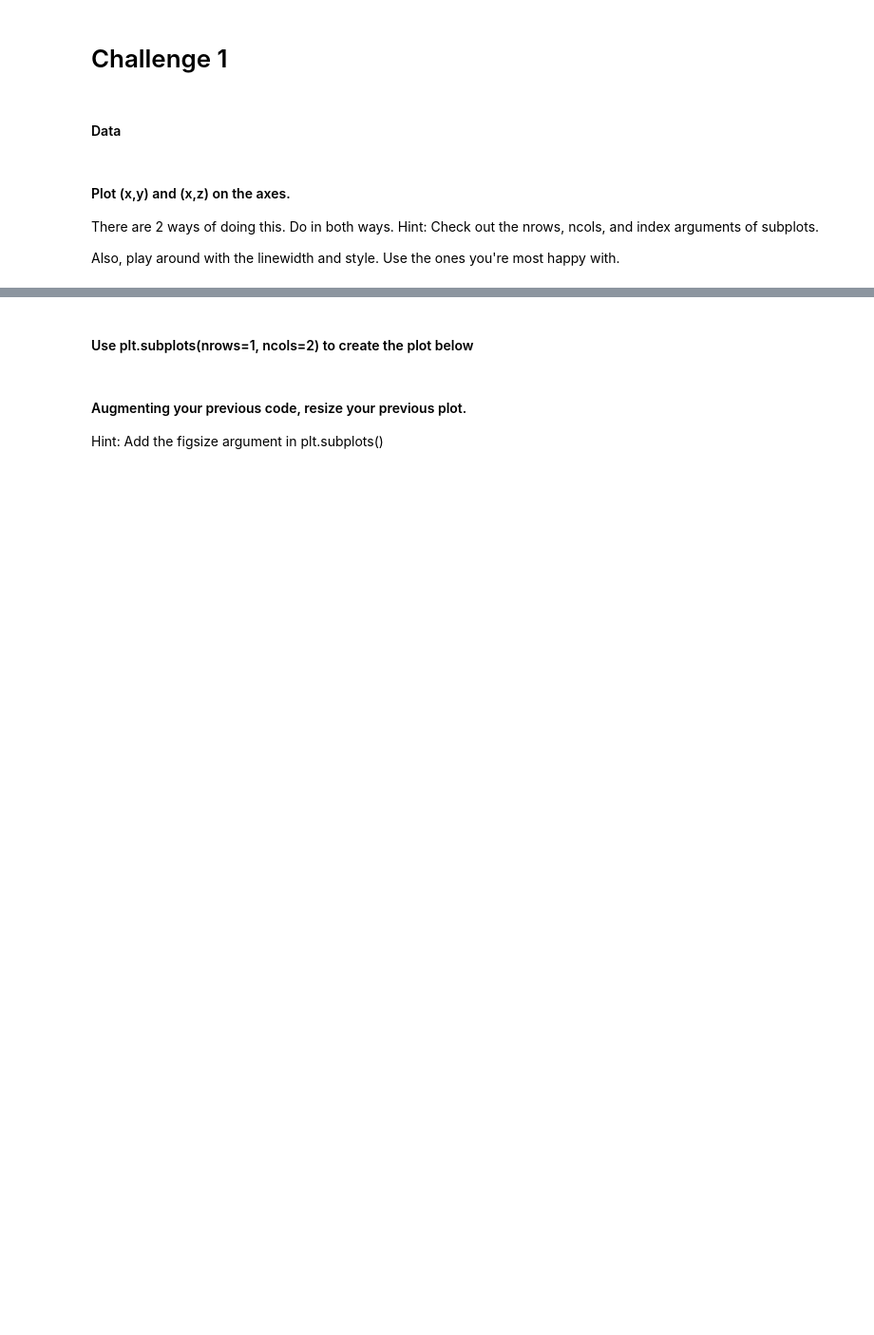
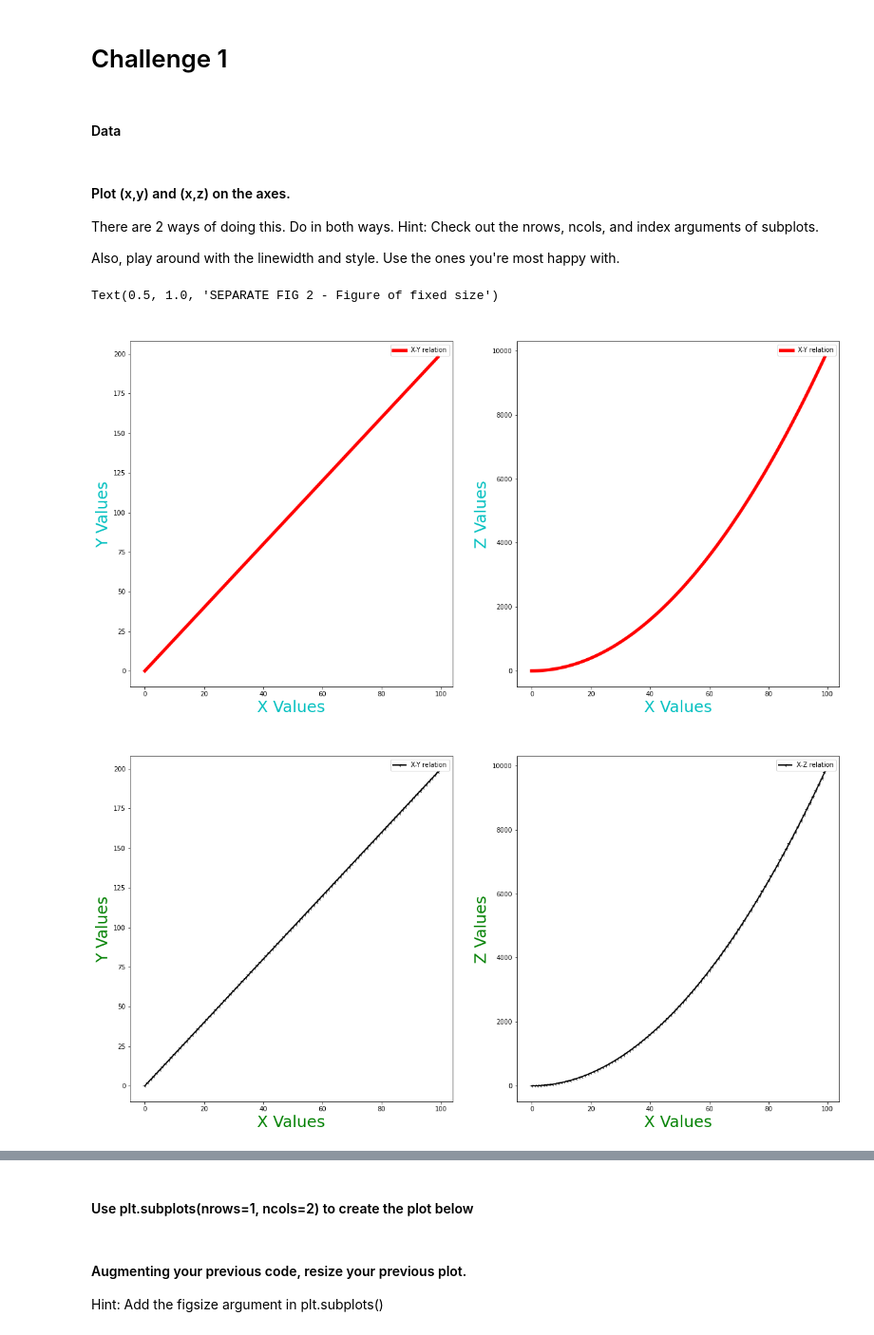
Before and after one commit to paoloironhack/data_analytics062020, a Jupyter notebook: labs/module_2/21_Matplotlib-Seaborn/main.ipynb, the cells around one changed output, grey strips where cells are left out. Shown at 95% size. Saved outputs shown, nothing was run; the diff lists cells and outputs as text; code cells hidden in the pictures; blank space fills up the shorter version.

```diff
--- a/labs/module_2/21_Matplotlib-Seaborn/main.ipynb
+++ b/labs/module_2/21_Matplotlib-Seaborn/main.ipynb
@@ -30,0 +25,75 @@ Also, play around with the linewidth and style. Use the ones you're most happy w
+# %%
+# OPTION 1 - TWO SUBPLOTS
+
+# Create a figure of a fixed size
+fig_1 = plt.figure(1,figsize=(20,10))
+
+# First plot
+chart_1 = fig_1.add_subplot(121)
+chart_1.plot(x,y,label="X-Y relation",color="r",linewidth=5)
+chart_1.set_xlabel("X Values",size=25,color="c")
+chart_1.set_ylabel("Y Values",size=25,color="c")
+chart_1.set_title('X-Y Figure',size=25,color="w")
+chart_1.legend()
+
+# Second plot
+chart_2 = fig_1.add_subplot(122)
+chart_2.plot(x,z,label="X-Y relation",color="r",linewidth=5)
+chart_2.set_xlabel("X Values",size=25,color="c")
+chart_2.set_ylabel("Z Values",size=25,color="c")
+chart_2.set_title("X-Z Figure",size=25,color="w")
+chart_2.legend()
+
+# -------------------------------------------------------------------------------------------- #
+
+# OPTION 2 - TWO SUBPLOTS V2.0
+
+fig_2, axes = plt.subplots(1,2,figsize=(20,10))
+axes[0].plot(x,y,label="X-Y relation",color="k",linewidth=2,marker="3")
+axes[0].set_title("X-Y Figure",size=25,color="w")
+axes[0].set_xlabel("X Values",size=25,color="g")
+axes[0].set_ylabel("Y Values",size=25,color="g")
+axes[0].legend()
+axes[1].plot(x,z,label="X-Z relation",color="k",linewidth=2,marker="3")
+axes[1].set_title("X-Z Figure",size=25,color="w")
+axes[1].set_xlabel("X Values",size=25,color="g")
+axes[1].set_ylabel("Z Values",size=25,color="g")
+axes[0].legend()
+axes[1].legend()
+
+
+# -------------------------------------------------------------------------------------------- #
+
+# OPTION 3 - ALL IN ONE FIGURE
+
+plt.figure(figsize=(10,5))
+plt.plot(x,y,"--k",x,z,":g",linewidth=3,label="random values")
+plt.xlabel("X values",size=25,color="w")
+plt.ylabel("Y and Z values",size=25,color="w")
+plt.title("All in one",size=25,color="white")
+plt.legend()
+
+# ------------------------------------------------------------------------------------------ #
+
+# OPTION 4 - TWO SEPARATE FIGURES
+
+# First plot
+plt.figure(figsize=(10,5))
+plt.plot(x,y,color="red",linewidth=3,label="random values")
+plt.xlabel("X values",color="c",size=25)
+plt.ylabel("Y values",color="c",size=25)
+plt.legend()
+plt.title("SEPARATE FIG 1 - Figure of fixed size",color="white",size=25)
+
+
+# Second plot
+plt.figure(figsize=(10,5))
+plt.plot(x,z,color="k",linewidth=3,label="random values")
+plt.xlabel("X values",color="dodgerblue",size=25)
+plt.ylabel("Z values",color="dodgerblue",size=25)
+plt.legend()
+plt.title("SEPARATE FIG 2 - Figure of fixed size",color="white",size=25)
+# %% [output]
+Text(0.5, 1.0, 'SEPARATE FIG 2 - Figure of fixed size')
+[figure, added]
+[figure, added]
```
Also changed, not shown: parts of 16 cells of this notebook.
